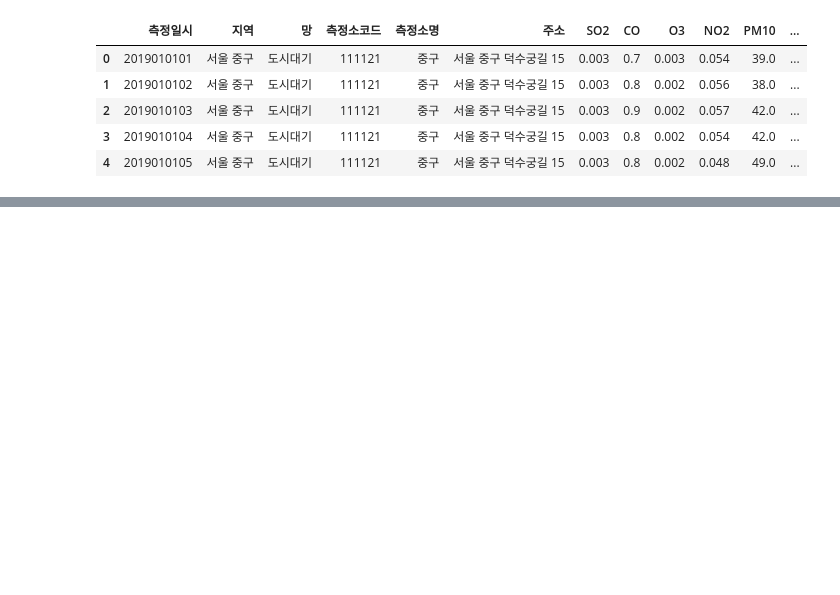
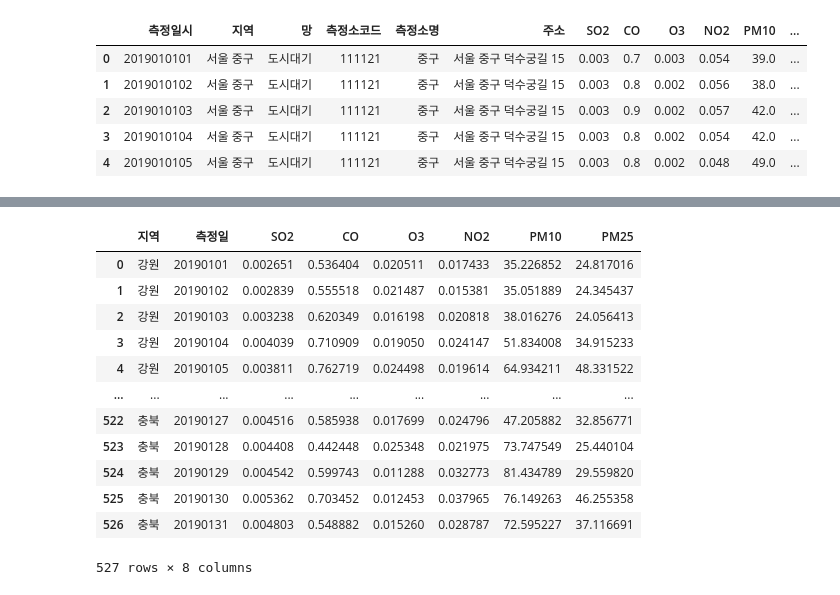
Before and after one commit to addinedu-ros-8th/eda-repo-4, a Jupyter notebook: aerosol_data.ipynb, the cells around one changed output, grey strips where cells are left out. Saved outputs shown, nothing was run; the diff lists cells and outputs as text; code cells hidden in the pictures; blank space fills up the shorter version.

```diff
--- a/aerosol_data.ipynb
+++ b/aerosol_data.ipynb
@@ -84,0 +92,18 @@ df_aggregated.head()
+# %%
+# 시 단위 데이터
+df_aggregated_si = df_aggregated.groupby(['지역', '측정일'])[columns_to_aggregate].mean().reset_index()
+df_aggregated_si
+# %% [output]
+|  | 지역 | 측정일 | SO2 | CO | O3 | NO2 | PM10 | PM25 |
+| 0 | 강원 | 20190101 | 0.002651 | 0.536404 | 0.020511 | 0.017433 | 35.226852 | 24.817016 |
+| 1 | 강원 | 20190102 | 0.002839 | 0.555518 | 0.021487 | 0.015381 | 35.051889 | 24.345437 |
+| 2 | 강원 | 20190103 | 0.003238 | 0.620349 | 0.016198 | 0.020818 | 38.016276 | 24.056413 |
+| 3 | 강원 | 20190104 | 0.004039 | 0.710909 | 0.019050 | 0.024147 | 51.834008 | 34.915233 |
+| 4 | 강원 | 20190105 | 0.003811 | 0.762719 | 0.024498 | 0.019614 | 64.934211 | 48.331522 |
+| ... | ... | ... | ... | ... | ... | ... | ... | ... |
+| 522 | 충북 | 20190127 | 0.004516 | 0.585938 | 0.017699 | 0.024796 | 47.205882 | 32.856771 |
+| 523 | 충북 | 20190128 | 0.004408 | 0.442448 | 0.025348 | 0.021975 | 73.747549 | 25.440104 |
+| 524 | 충북 | 20190129 | 0.004542 | 0.599743 | 0.011288 | 0.032773 | 81.434789 | 29.559820 |
+| 525 | 충북 | 20190130 | 0.005362 | 0.703452 | 0.012453 | 0.037965 | 76.149263 | 46.255358 |
+| 526 | 충북 | 20190131 | 0.004803 | 0.548882 | 0.015260 | 0.028787 | 72.595227 | 37.116691 |
+527 rows × 8 columns
```
Also changed, not shown: parts of 15 cells of this notebook.
